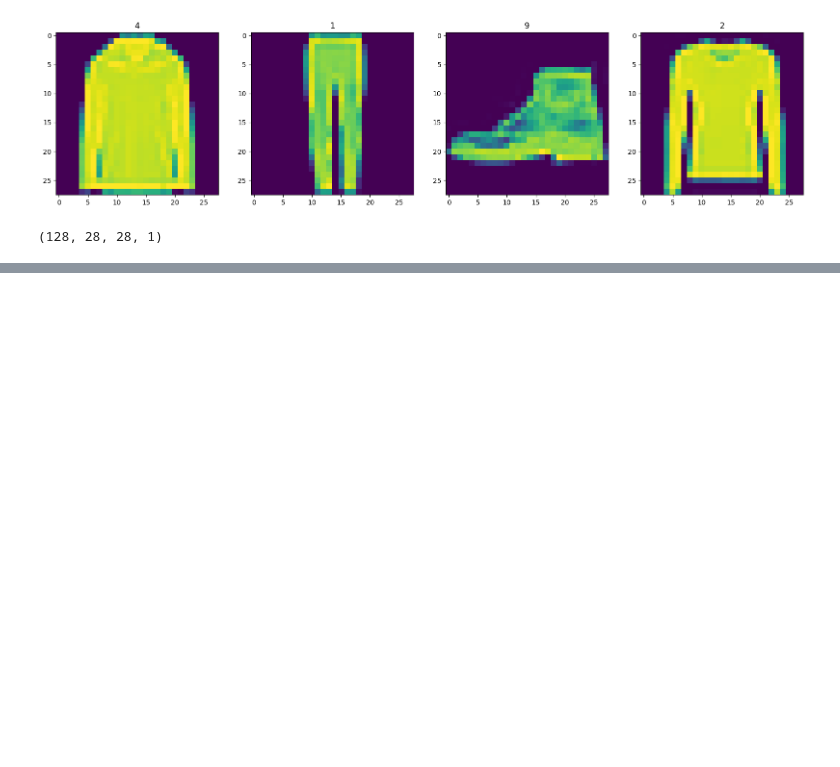
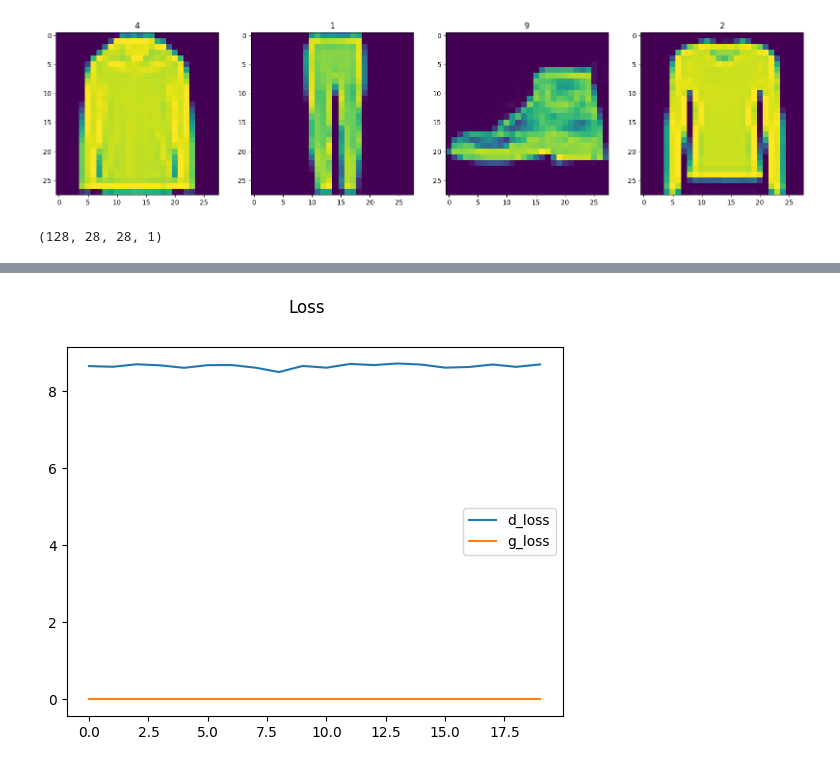
Before and after one commit to revv2703/Fashion-GAN, a Jupyter notebook: main.ipynb, the cells around one changed output, grey strips where cells are left out. Saved outputs shown, nothing was run; the diff lists cells and outputs as text; code cells hidden in the pictures; blank space fills up the shorter version.

```diff
--- a/main.ipynb
+++ b/main.ipynb
@@ -209,0 +289,4 @@ from tensorflow.keras.losses import BinaryCrossentropy
+# %%
+fashGAN = FashionGAN(gen, discrim)
+# %%
+fashGAN.compile(g_opt, d_opt, g_loss, d_loss)
@@ -209,0 +297,14 @@ from tensorflow.keras.losses import BinaryCrossentropy
+# %%
+class ModelMonitor(Callback):
+  def __init__(self, num_img = 3, latent_dim = 128):
+    self.num_img = num_img
+    self.latent_dim = latent_dim
+
+  def on_epoch_end(self, epoch, logs = None):
+    random_latent_vectors = tf.random.uniform((self.num_img, self.latent_dim, 1))
+    gen_img = self.model.generator(random_latent_vectors)
+    gen_img *= 255
+    gen_img.numpy()
+    for i in range(self.num_img):
+      img = array_to_img(gen_img[i])
+      img.save(os.path.join("generated images", f'generated_img_{epoch}_{i}.png'))
@@ -209,0 +331,2 @@ from tensorflow.keras.losses import BinaryCrossentropy
+# %%
+hist = fashGAN.fit(ds, epochs = 20, callbacks = [ModelMonitor()])
@@ -209,0 +371,8 @@ from tensorflow.keras.losses import BinaryCrossentropy
+# %%
+plt.suptitle("Loss")
+plt.plot(hist.history['d_loss'], label = 'd_loss')
+plt.plot(hist.history['g_loss'], label = 'g_loss')
+plt.legend()
+plt.show()
+# %% [output]
+[figure, added]
```
Also changed, not shown: parts of 18 cells of this notebook.
